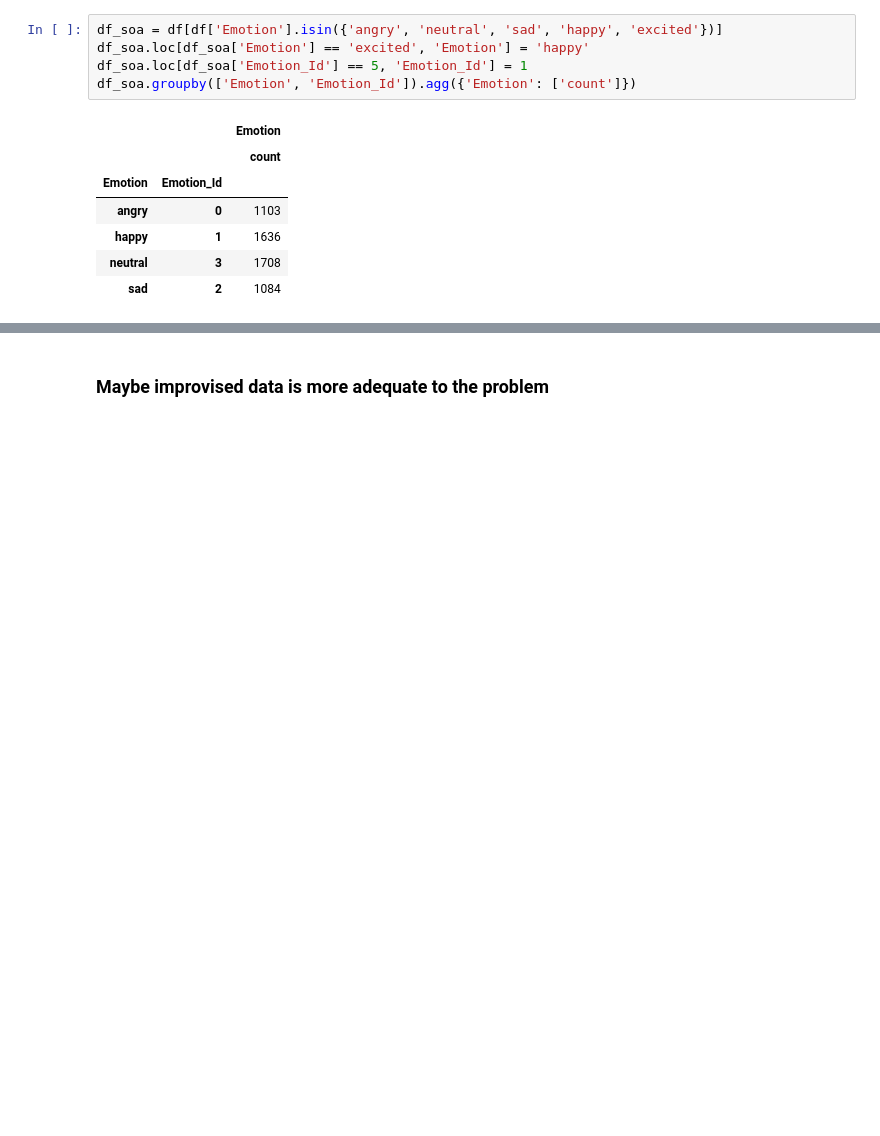
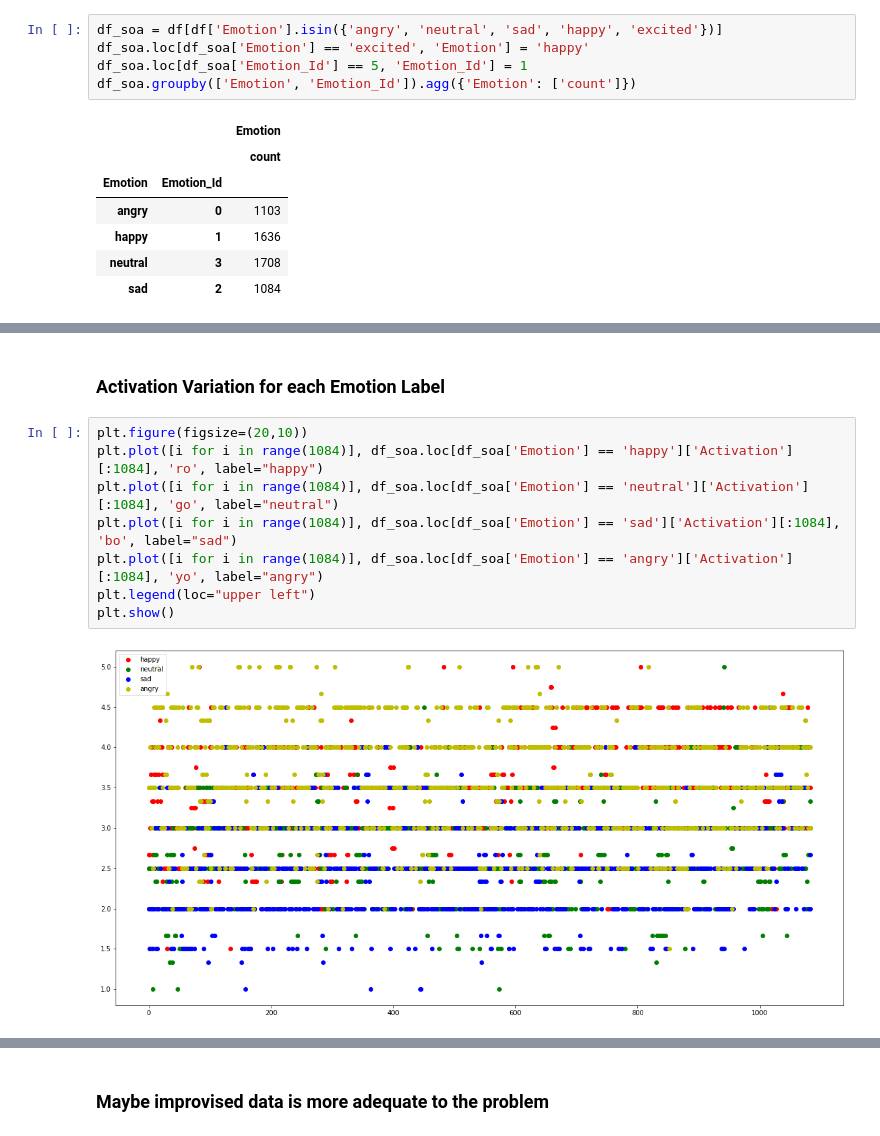
Before and after one commit to MarioCSilva/Speech_Emotion_Recognition_Thesis, a Jupyter notebook: iemocap/data/2_models_study.ipynb, the cells around one changed output, grey strips where cells are left out. Cells and saved outputs as stored; diff of their text form; blank space fills up the shorter version.

```diff
--- a/iemocap/data/2_models_study.ipynb
+++ b/iemocap/data/2_models_study.ipynb
@@ -63,0 +89,12 @@ df_soa.groupby(['Emotion', 'Emotion_Id']).agg({'Emotion': ['count']})
+# %% [markdown]
+### Activation Variation for each Emotion Label
+# %%
+plt.figure(figsize=(20,10))
+plt.plot([i for i in range(1084)], df_soa.loc[df_soa['Emotion'] == 'happy']['Activation'][:1084], 'ro', label="happy")
+plt.plot([i for i in range(1084)], df_soa.loc[df_soa['Emotion'] == 'neutral']['Activation'][:1084], 'go', label="neutral")
+plt.plot([i for i in range(1084)], df_soa.loc[df_soa['Emotion'] == 'sad']['Activation'][:1084], 'bo', label="sad")
+plt.plot([i for i in range(1084)], df_soa.loc[df_soa['Emotion'] == 'angry']['Activation'][:1084], 'yo', label="angry")
+plt.legend(loc="upper left")
+plt.show()
+# %% [output]
+[figure, added]
```
Also changed, not shown: parts of 20 cells of this notebook, 2 other files.
